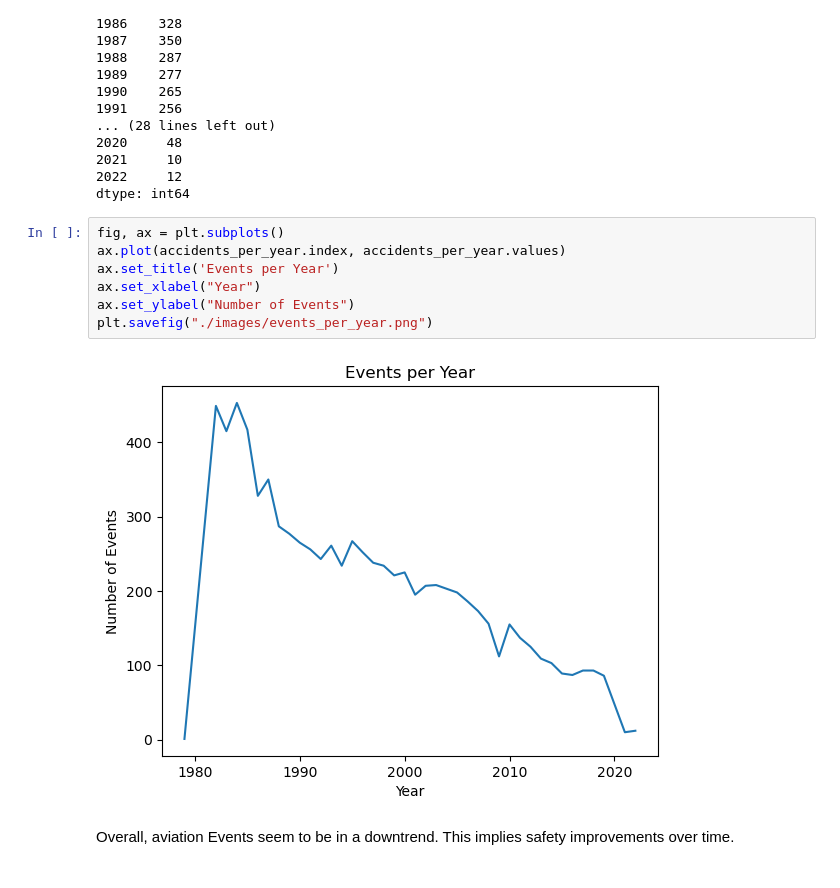
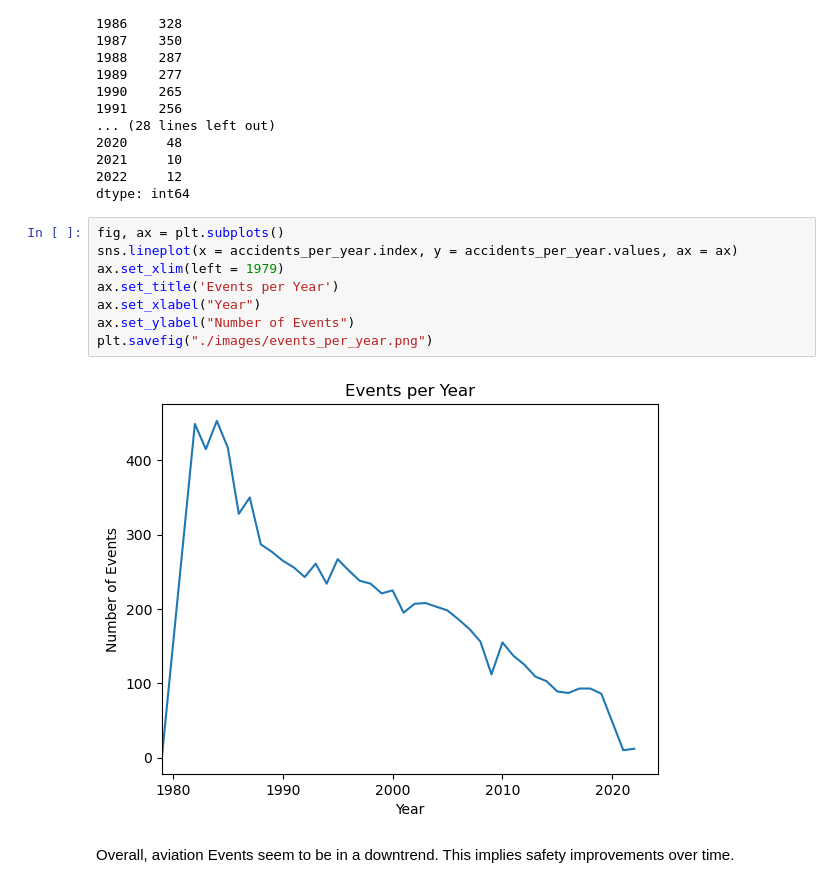
Before and after one commit to Luwate/dsc-phase-1-project, a Jupyter notebook: student.ipynb, the cells around one changed output. Cells and saved outputs as stored; diff of their text form.

```diff
--- a/student.ipynb
+++ b/student.ipynb
@@ -730,13 +739,14 @@ Event.Date
 dtype: int64
 # %%
 fig, ax = plt.subplots()
-ax.plot(accidents_per_year.index, accidents_per_year.values)
+sns.lineplot(x = accidents_per_year.index, y = accidents_per_year.values, ax = ax)
+ax.set_xlim(left = 1979)
 ax.set_title('Events per Year')
 ax.set_xlabel("Year")
 ax.set_ylabel("Number of Events")
 plt.savefig("./images/events_per_year.png")
 # %% [output]
-[figure, old version]
+[figure, new version]
 # %% [markdown]
 Overall, aviation Events seem to be in a downtrend. This implies safety improvements over time.
 # %%
```
Also changed, not shown: parts of 3 cells of this notebook, 3 other files.
